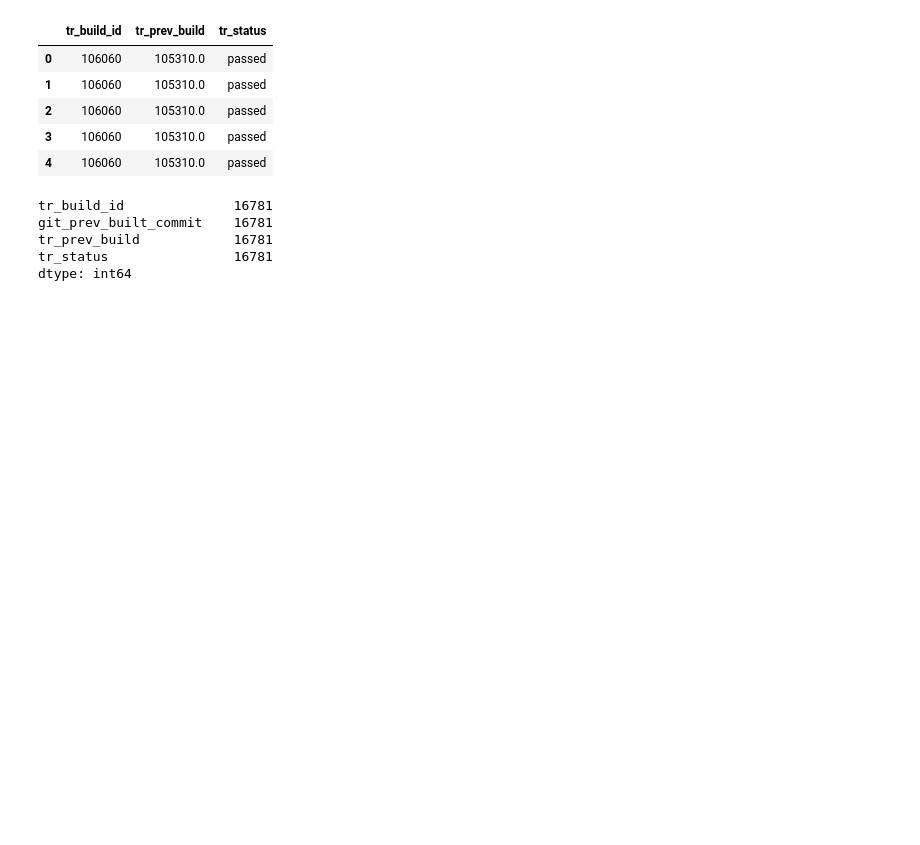
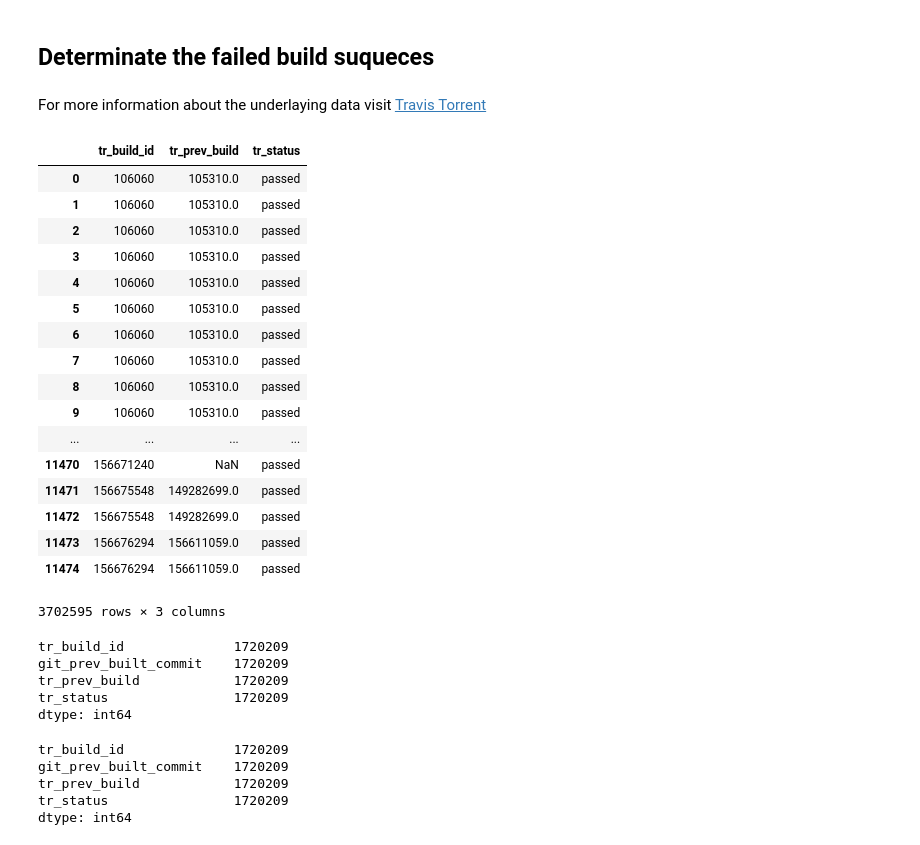
Before and after one commit to DLR-SC/Hackathon, a Jupyter notebook: brokenWindow/determine-failed-build-sequences.ipynb, the cells around one changed output. Saved outputs shown, nothing was run; the diff lists cells and outputs as text; code cells hidden in the pictures; blank space fills up the shorter version.

```diff
--- a/brokenWindow/determine-failed-build-sequences.ipynb
+++ b/brokenWindow/determine-failed-build-sequences.ipynb
@@ -1,29 +1,50 @@
+# %% [markdown]
+## Determinate the failed build suqueces
+# %% [markdown]
+For more information about the underlaying data visit [Travis Torrent](https://travistorrent.testroots.org)
 # %%
 # Import the data set via dask => runs a lot faster than with pandas
 import dask.dataframe as dd
 
-org = dd.read_csv('data/travistorrent_11_1_2017.csv', blocksize=25000000, usecols=['tr_build_id', "tr_prev_build", "tr_status"])
-org.head()
+org = dd.read_csv('travistorrent_11_1_2017.csv', blocksize=25000000, usecols=['tr_build_id', "tr_prev_build", "tr_status"])
+org.set_index('tr_build_id')
+org.compute()
 # %% [output]
 |  | tr_build_id | tr_prev_build | tr_status |
 | 0 | 106060 | 105310.0 | passed |
 | 1 | 106060 | 105310.0 | passed |
 | 2 | 106060 | 105310.0 | passed |
 | 3 | 106060 | 105310.0 | passed |
 | 4 | 106060 | 105310.0 | passed |
+| 5 | 106060 | 105310.0 | passed |
+| 6 | 106060 | 105310.0 | passed |
+| 7 | 106060 | 105310.0 | passed |
+| 8 | 106060 | 105310.0 | passed |
+| 9 | 106060 | 105310.0 | passed |
+| ... | ... | ... | ... |
+| 11470 | 156671240 | NaN | passed |
+| 11471 | 156675548 | 149282699.0 | passed |
+| 11472 | 156675548 | 149282699.0 | passed |
+| 11473 | 156676294 | 156611059.0 | passed |
+| 11474 | 156676294 | 156611059.0 | passed |
+3702595 rows × 3 columns
 # %%
+import dask.dataframe as dd
+
 # Load data, set index
-df = dd.read_csv('data/travistorrent_11_1_2017.csv', blocksize=25000000, usecols=['tr_build_id', "tr_prev_build", "tr_status", "git_prev_built_commit"])
+df = dd.read_csv('travistorrent_11_1_2017.csv', blocksize=25000000,
+                 usecols=['tr_build_id', "tr_prev_build", "tr_status", "git_prev_built_commit"])
+df = df.compute()
 df.set_index('tr_build_id')
-df = df.head(10000000)
 df = df[df.tr_build_id.notnull()] # To be sure
+
 # Find all passed builds ids (=> check whether all jobs really passed)
 # Map the failed status to 1 and all other to 0
 def check_if_passed(df):
-    if df.tr_status == 'failed':
+    if df.tr_status == 'passed':
+        df.tr_status = 0
+    else:
         df.tr_status = 1
-    else:
-        df.tr_status = 0
     return df
 
 maped_status = df.apply(check_if_passed, axis=1)
@@ -32,15 +53,26 @@ maped_status = df.apply(check_if_passed, axis=1)
 grouped_build_id = maped_status.groupby(['tr_build_id']).tr_status.sum()
 grouped_build_id = grouped_build_id.where(lambda x: x ==  0 ).dropna()
 
-passed_builds = df.where(lambda x: x.tr_build_id.isin(grouped_build_id.keys().values))
-passed_builds = passed_builds[passed_builds.tr_prev_build.notnull()]
+passed_builds_all = df.where(lambda x: x.tr_build_id.isin(grouped_build_id.keys().values))
+passed_builds = passed_builds_all[passed_builds_all.tr_prev_build.notnull()]
+passed_builds_all.count()
 passed_builds.count()
 # %% [output]
-tr_build_id              16781
-git_prev_built_commit    16781
-tr_prev_build            16781
-tr_status                16781
+tr_build_id              1720209
+git_prev_built_commit    1720209
+tr_prev_build            1720209
+tr_status                1720209
 dtype: int64
+# %%
+#passed_builds[passed_builds.tr_status == 'failed'].head(1000)
+#passed_builds_all.to_csv("passed_builds_all_out.csv")
+passed_builds.count()
+# %% [output]
+tr_build_id              1720209
+git_prev_built_commit    1720209
+tr_prev_build            1720209
+tr_status                1720209
+dtype: int64
 # %%
 # Get all passed builds where the prev build failed
 passed_whith_prev_failed = passed_builds.where(lambda x: x.tr_prev_build.isin(grouped_build_id.keys().values) == False)
```
Also changed, not shown: parts of 24 cells of this notebook.
